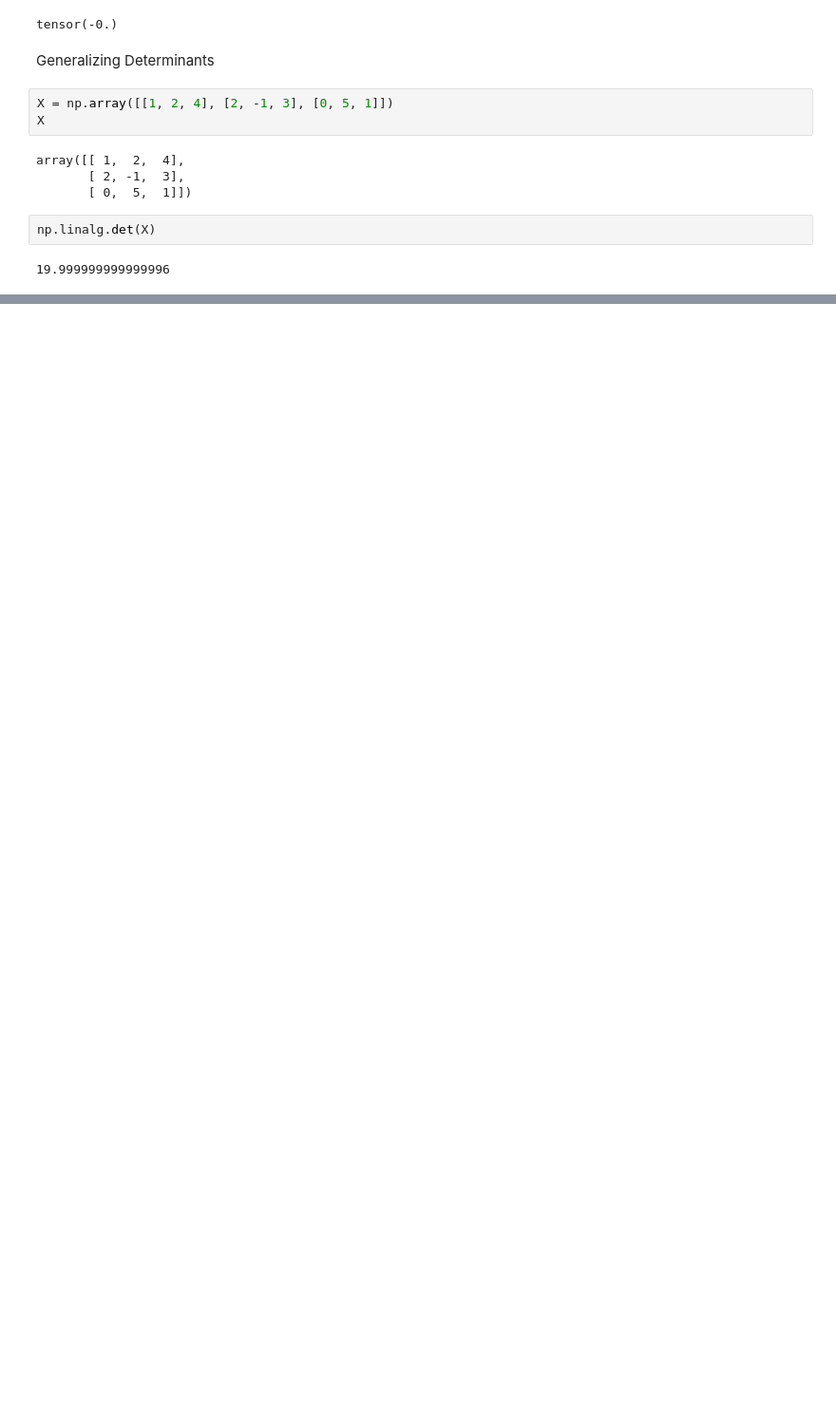
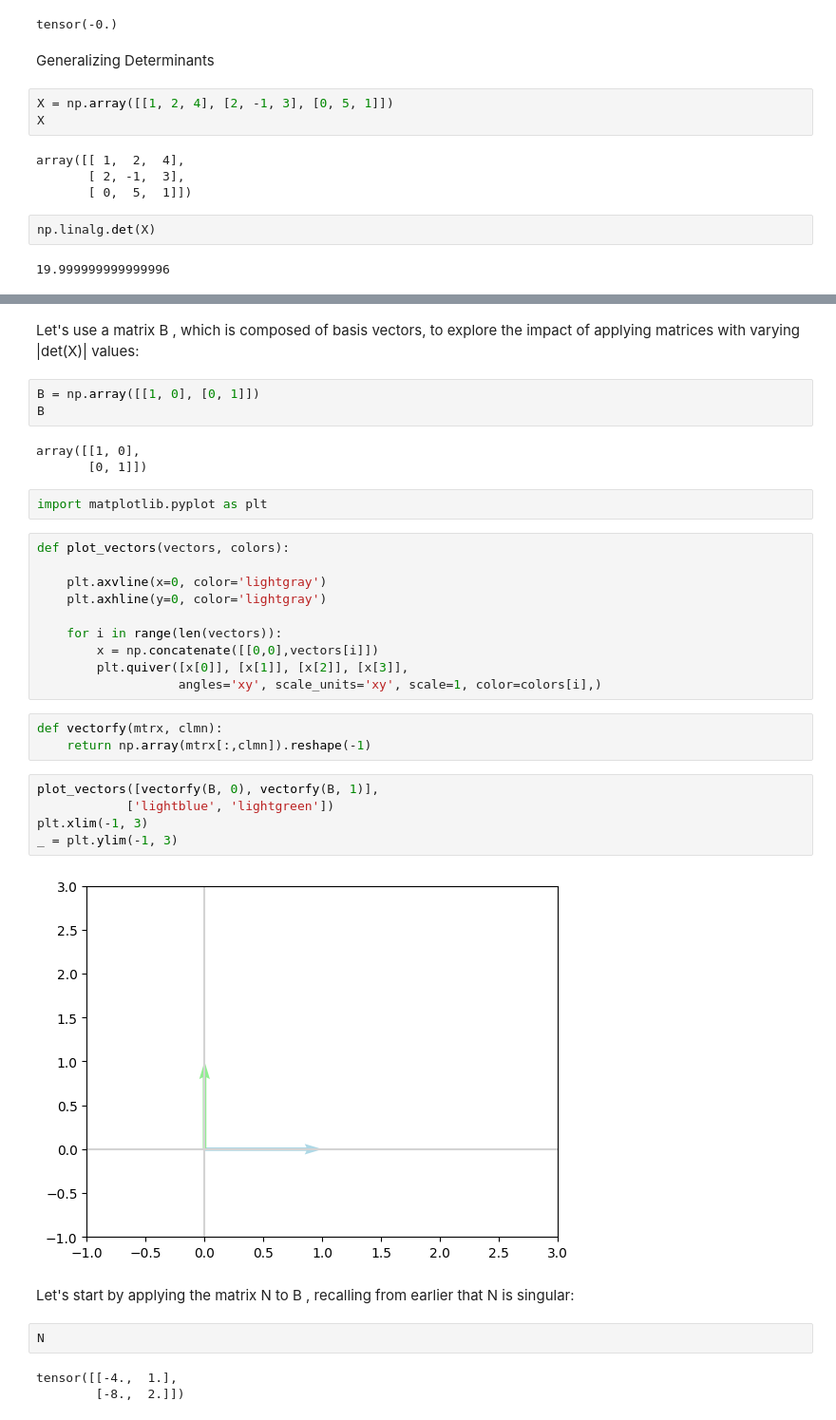
Before and after one commit to gungun2233/maths-for-ml, a Jupyter notebook: determinants.ipynb, the cells around one changed output, grey strips where cells are left out. Shown at 95% size. Saved outputs shown, nothing was run; the diff lists cells and outputs as text; blank space fills up the shorter version.

```diff
--- a/determinants.ipynb
+++ b/determinants.ipynb
@@ -48,0 +66,37 @@ np.linalg.det(X)
+# %% [markdown]
+Let's use a matrix  B , which is composed of basis vectors, to explore the impact of applying matrices with varying  |det(X)|  values:
+# %%
+B = np.array([[1, 0], [0, 1]])
+B
+# %% [output]
+array([[1, 0],
+       [0, 1]])
+# %%
+import matplotlib.pyplot as plt
+# %%
+def plot_vectors(vectors, colors):
+
+    plt.axvline(x=0, color='lightgray')
+    plt.axhline(y=0, color='lightgray')
+
+    for i in range(len(vectors)):
+        x = np.concatenate([[0,0],vectors[i]])
+        plt.quiver([x[0]], [x[1]], [x[2]], [x[3]],
+                   angles='xy', scale_units='xy', scale=1, color=colors[i],)
+# %%
+def vectorfy(mtrx, clmn):
+    return np.array(mtrx[:,clmn]).reshape(-1)
+# %%
+plot_vectors([vectorfy(B, 0), vectorfy(B, 1)],
+            ['lightblue', 'lightgreen'])
+plt.xlim(-1, 3)
+_ = plt.ylim(-1, 3)
+# %% [output]
+[figure, added]
+# %% [markdown]
+Let's start by applying the matrix  N  to  B , recalling from earlier that  N  is singular:
+# %%
+N
+# %% [output]
+tensor([[-4.,  1.],
+        [-8.,  2.]])
```
Also changed, not shown: parts of 29 cells of this notebook.
